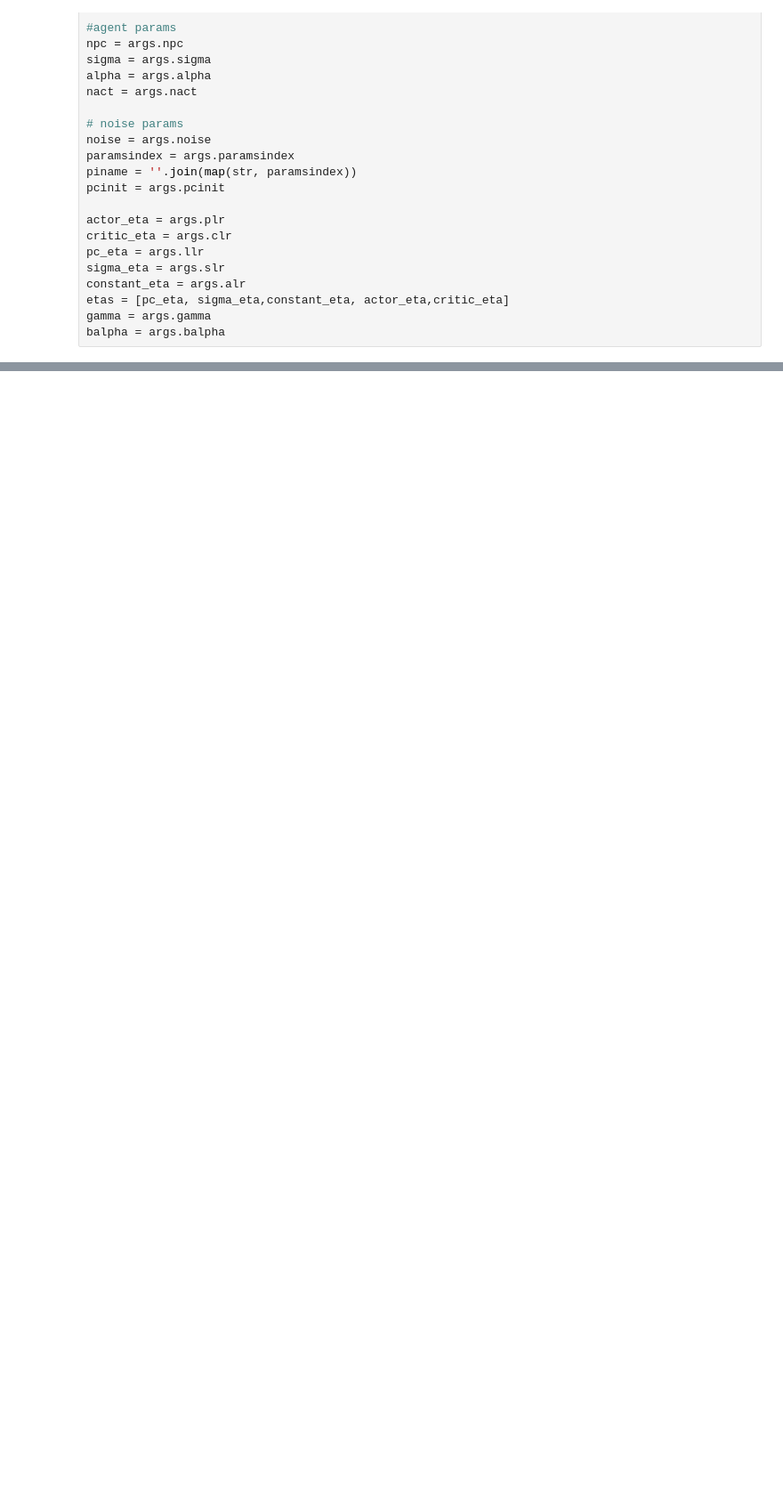
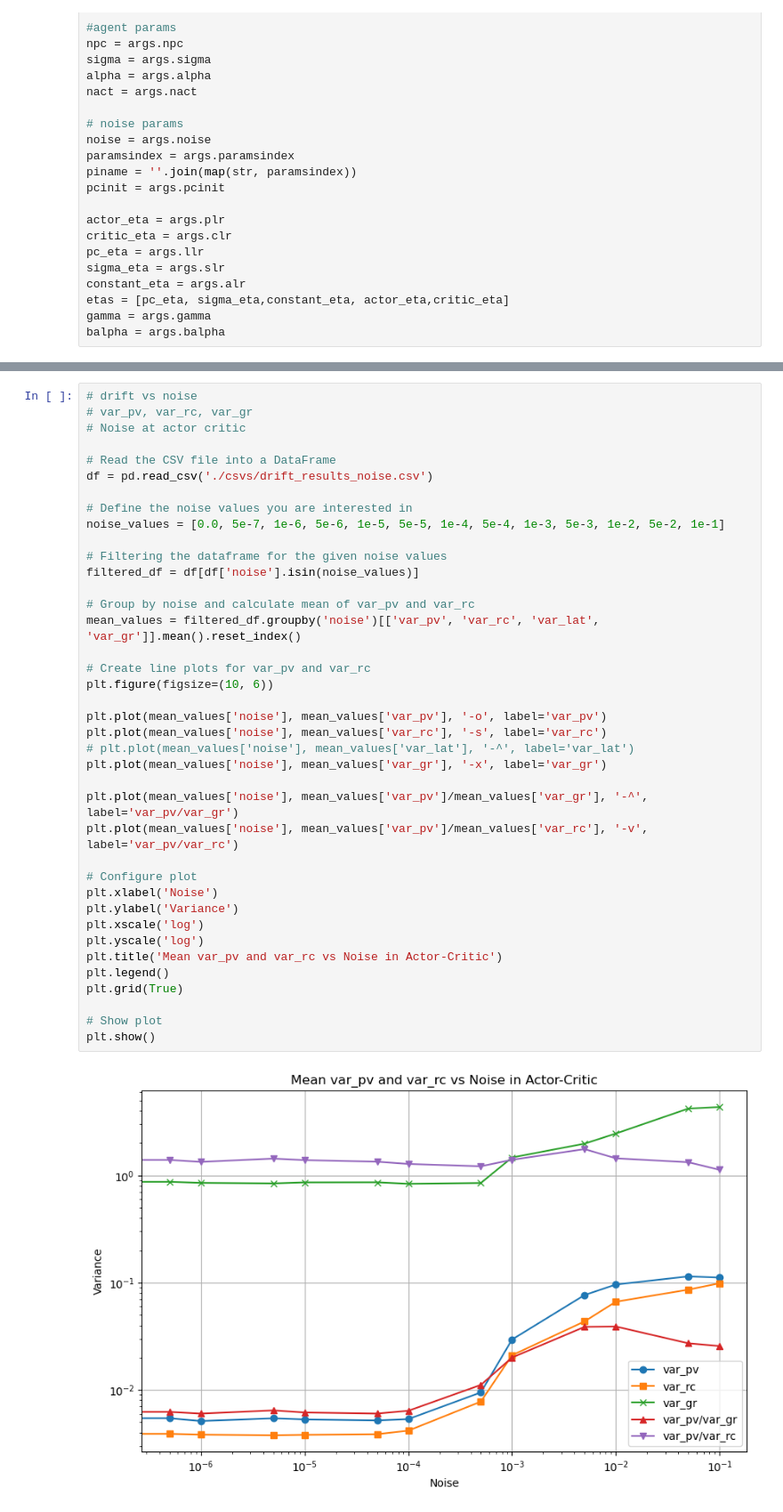
Before and after one commit to mgkumar138/online_pf_learning, a Jupyter notebook: online/1D/analyze_drift.ipynb, the cells around one changed output, grey strips where cells are left out. Shown: that part at 89% size. Saved outputs shown, nothing was run; the diff lists cells and outputs as text; blank space fills up the shorter version.

```diff
--- a/online/1D/analyze_drift.ipynb
+++ b/online/1D/analyze_drift.ipynb
@@ -137,0 +194,41 @@ print(np.mean(params[2]),np.min(params[2]), np.max(params[2]))
+# %%
+# drift vs noise
+# var_pv, var_rc, var_gr
+# Noise at actor critic
+
+# Read the CSV file into a DataFrame
+df = pd.read_csv('./csvs/drift_results_noise.csv')
+
+# Define the noise values you are interested in
+noise_values = [0.0, 5e-7, 1e-6, 5e-6, 1e-5, 5e-5, 1e-4, 5e-4, 1e-3, 5e-3, 1e-2, 5e-2, 1e-1]
+
+# Filtering the dataframe for the given noise values
+filtered_df = df[df['noise'].isin(noise_values)]
+
+# Group by noise and calculate mean of var_pv and var_rc
+mean_values = filtered_df.groupby('noise')[['var_pv', 'var_rc', 'var_lat', 'var_gr']].mean().reset_index()
+
+# Create line plots for var_pv and var_rc
+plt.figure(figsize=(10, 6))
+
+plt.plot(mean_values['noise'], mean_values['var_pv'], '-o', label='var_pv')
+plt.plot(mean_values['noise'], mean_values['var_rc'], '-s', label='var_rc')
+# plt.plot(mean_values['noise'], mean_values['var_lat'], '-^', label='var_lat')
+plt.plot(mean_values['noise'], mean_values['var_gr'], '-x', label='var_gr')
+
+plt.plot(mean_values['noise'], mean_values['var_pv']/mean_values['var_gr'], '-^', label='var_pv/var_gr')
+plt.plot(mean_values['noise'], mean_values['var_pv']/mean_values['var_rc'], '-v', label='var_pv/var_rc')
+
+# Configure plot
+plt.xlabel('Noise')
+plt.ylabel('Variance')
+plt.xscale('log')
+plt.yscale('log')
+plt.title('Mean var_pv and var_rc vs Noise in Actor-Critic')
+plt.legend()
+plt.grid(True)
+
+# Show plot
+plt.show()
+# %% [output]
+[figure, added]
```
Also changed, not shown: parts of 7 cells of this notebook, 8 other files.
